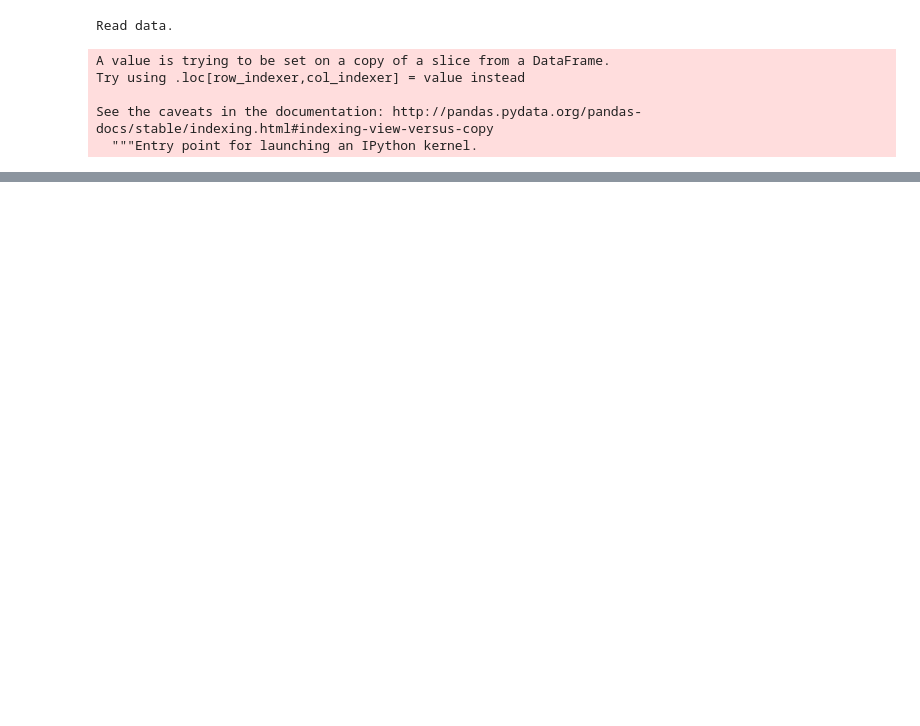
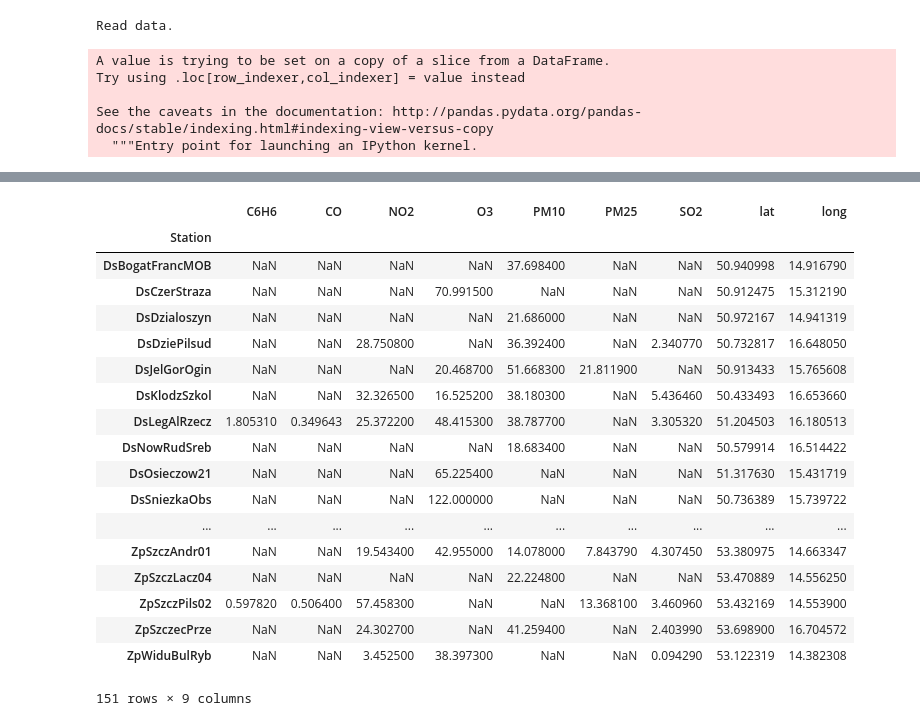
Before and after one commit to QuantumDamage/AQIP, a Jupyter notebook: workspace/05-estimation.ipynb, the cells around one changed output, grey strips where cells are left out. Drawn from its saved outputs; the diff is of its cells as text; code cells hidden in the pictures; blank space fills up the shorter version.

```diff
--- a/workspace/05-estimation.ipynb
+++ b/workspace/05-estimation.ipynb
@@ -79,0 +68,22 @@ pm10vals
+# %%
+oneHour
+# %% [output]
+|  | C6H6 | CO | NO2 | O3 | PM10 | PM25 | SO2 | lat | long |
+| Station |  |  |  |  |  |  |  |  |  |
+| DsBogatFrancMOB | NaN | NaN | NaN | NaN | 37.698400 | NaN | NaN | 50.940998 | 14.916790 |
+| DsCzerStraza | NaN | NaN | NaN | 70.991500 | NaN | NaN | NaN | 50.912475 | 15.312190 |
+| DsDzialoszyn | NaN | NaN | NaN | NaN | 21.686000 | NaN | NaN | 50.972167 | 14.941319 |
+| DsDziePilsud | NaN | NaN | 28.750800 | NaN | 36.392400 | NaN | 2.340770 | 50.732817 | 16.648050 |
+| DsJelGorOgin | NaN | NaN | NaN | 20.468700 | 51.668300 | 21.811900 | NaN | 50.913433 | 15.765608 |
+| DsKlodzSzkol | NaN | NaN | 32.326500 | 16.525200 | 38.180300 | NaN | 5.436460 | 50.433493 | 16.653660 |
+| DsLegAlRzecz | 1.805310 | 0.349643 | 25.372200 | 48.415300 | 38.787700 | NaN | 3.305320 | 51.204503 | 16.180513 |
+| DsNowRudSreb | NaN | NaN | NaN | NaN | 18.683400 | NaN | NaN | 50.579914 | 16.514422 |
+| DsOsieczow21 | NaN | NaN | NaN | 65.225400 | NaN | NaN | NaN | 51.317630 | 15.431719 |
+| DsSniezkaObs | NaN | NaN | NaN | 122.000000 | NaN | NaN | NaN | 50.736389 | 15.739722 |
+| ... | ... | ... | ... | ... | ... | ... | ... | ... | ... |
+| ZpSzczAndr01 | NaN | NaN | 19.543400 | 42.955000 | 14.078000 | 7.843790 | 4.307450 | 53.380975 | 14.663347 |
+| ZpSzczLacz04 | NaN | NaN | NaN | NaN | 22.224800 | NaN | NaN | 53.470889 | 14.556250 |
+| ZpSzczPils02 | 0.597820 | 0.506400 | 57.458300 | NaN | NaN | 13.368100 | 3.460960 | 53.432169 | 14.553900 |
+| ZpSzczecPrze | NaN | NaN | 24.302700 | NaN | 41.259400 | NaN | 2.403990 | 53.698900 | 16.704572 |
+| ZpWiduBulRyb | NaN | NaN | 3.452500 | 38.397300 | NaN | NaN | 0.094290 | 53.122319 | 14.382308 |
+151 rows × 9 columns
```
Also changed, not shown: parts of 10 cells of this notebook.
